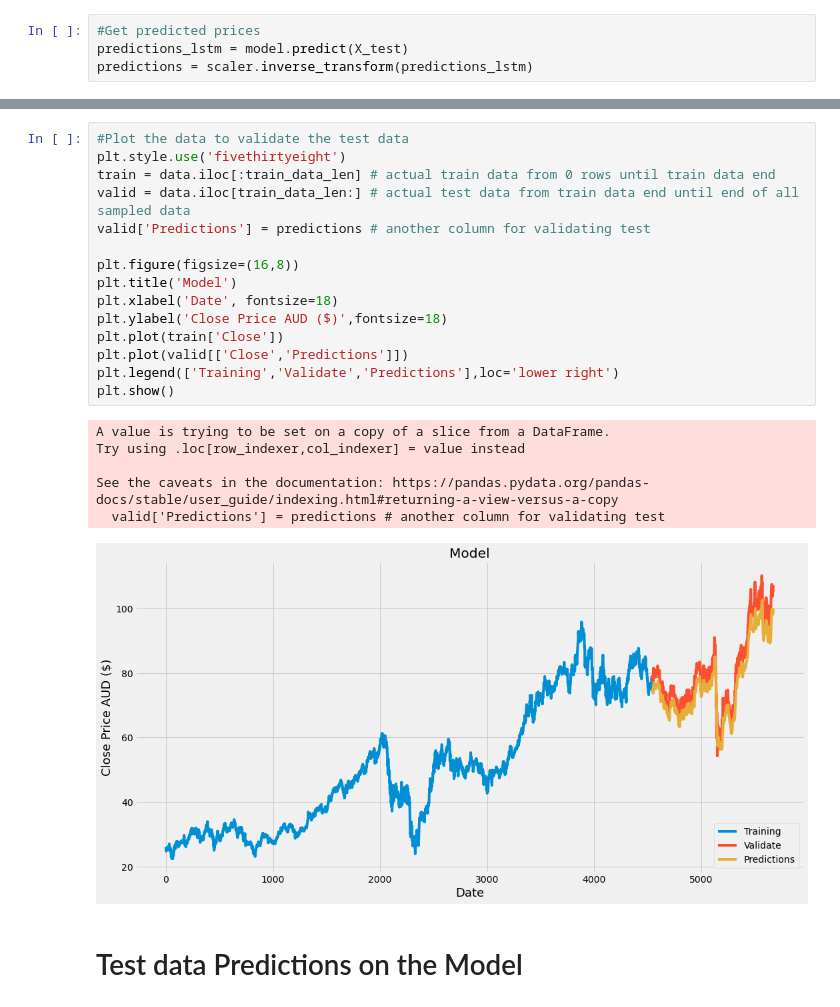
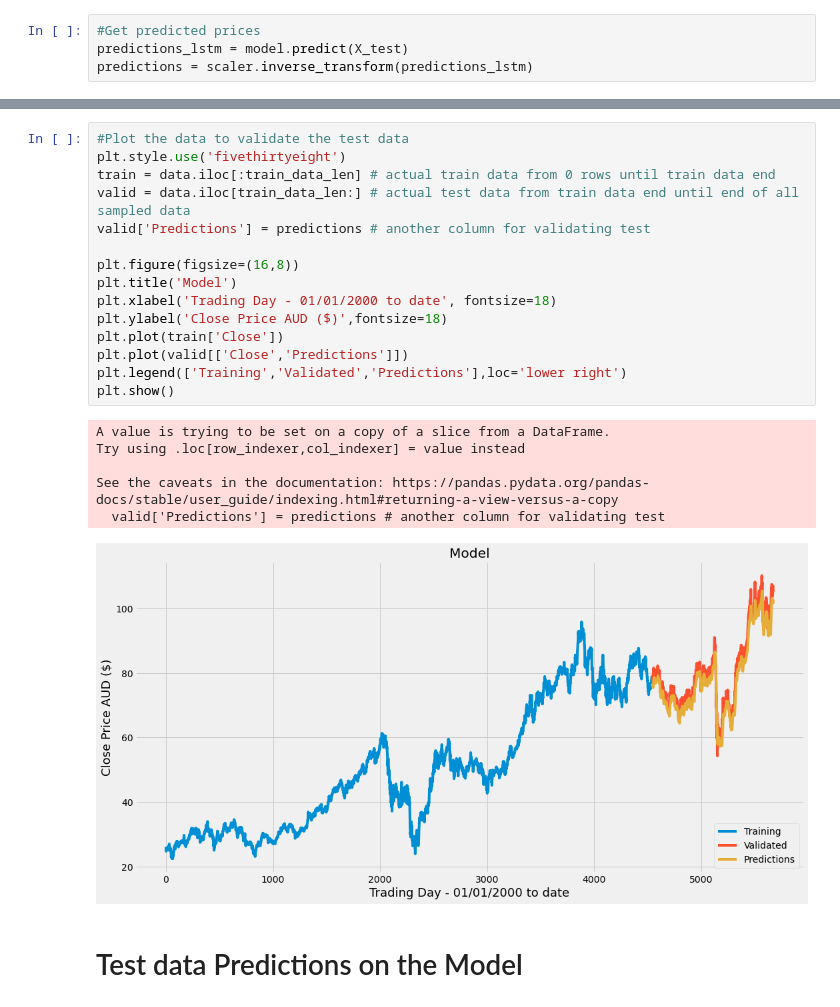
Before and after one commit to antoinetteboyle/Demystifying-ML, a Jupyter notebook: shares/m_models/model_LSTM_CBA.ipynb, the cells around one changed output, grey strips where cells are left out. Saved outputs shown, nothing was run; the diff lists cells and outputs as text.

```diff
--- a/shares/m_models/model_LSTM_CBA.ipynb
+++ b/shares/m_models/model_LSTM_CBA.ipynb
@@ -148,25 +154,25 @@ rmse
 # %%
 #Plot the data to validate the test data
 plt.style.use('fivethirtyeight')
 train = data.iloc[:train_data_len] # actual train data from 0 rows until train data end
 valid = data.iloc[train_data_len:] # actual test data from train data end until end of all sampled data
 valid['Predictions'] = predictions # another column for validating test
 
 plt.figure(figsize=(16,8))
 plt.title('Model')
-plt.xlabel('Date', fontsize=18)
+plt.xlabel('Trading Day - 01/01/2000 to date', fontsize=18)
 plt.ylabel('Close Price AUD ($)',fontsize=18)
 plt.plot(train['Close'])
 plt.plot(valid[['Close','Predictions']])
-plt.legend(['Training','Validate','Predictions'],loc='lower right')
+plt.legend(['Training','Validated','Predictions'],loc='lower right')
 plt.show()
 # %% [output]
 A value is trying to be set on a copy of a slice from a DataFrame.
 Try using .loc[row_indexer,col_indexer] = value instead
 
 See the caveats in the documentation: https://pandas.pydata.org/pandas-docs/stable/user_guide/indexing.html#returning-a-view-versus-a-copy
   valid['Predictions'] = predictions # another column for validating test
-[figure, old version]
+[figure, new version]
 # %% [markdown]
 # Test data Predictions on the Model
 # %%
```
Also changed, not shown: parts of 33 cells of this notebook, 10 other files.
